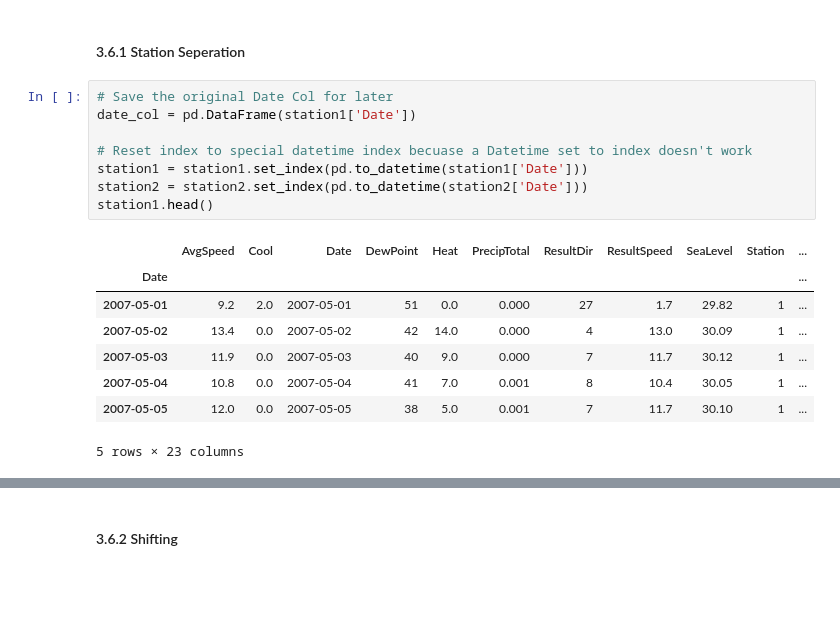
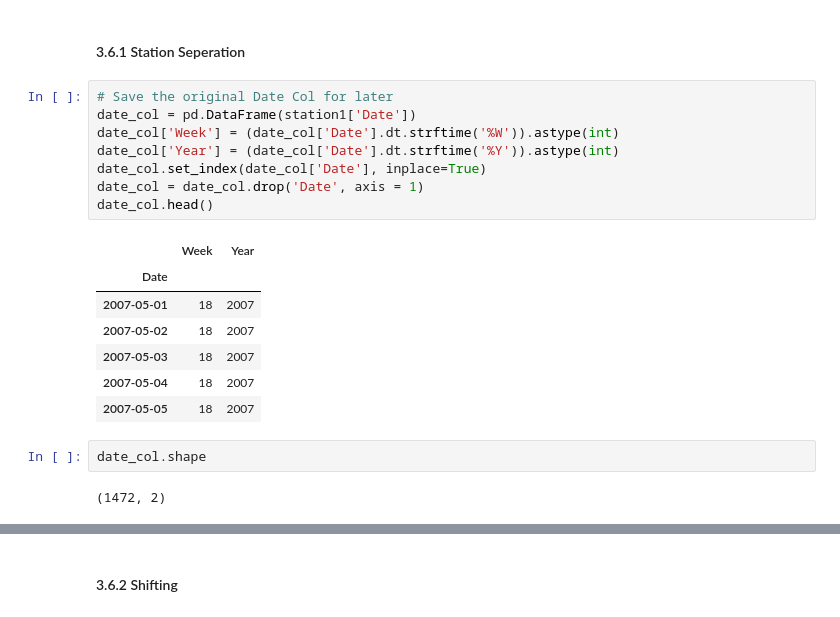
Before and after one commit to AaronCarney/Capstone2-WNV, a Jupyter notebook: Data Wrangling.ipynb, the cells around one changed output, grey strips where cells are left out. Drawn from its saved outputs; the diff is of its cells as text; blank space fills up the shorter version.

```diff
--- a/Data Wrangling.ipynb
+++ b/Data Wrangling.ipynb
@@ -1096,23 +1096,26 @@ https://pubmed.ncbi.nlm.nih.gov/25284257/:
 The common house mosquito, Culex pipiens (Diptera: Culicidae), which is considered the primary bridge vector of West Nile Virus (WNV) to humans, is a wide spread insect pest with medical importance and consists of two distinct bioforms, Cx. pipiens f. pipiens and Cx. pipiens f. molestus. Here, we consider the adult lifespan of male and female Cx. pipiens f. pipiens under controlled conditions at five constant temperature regimes (15, 20, 25, 27.5, and 30 °C). Our results show that adult longevity was affected by temperature, as it significantly decreased with increase in temperature. At the highest tested temperature, mean adult longevity did not exceed 12 days for both sexes and thus makes impossible the risk of WNV transmission. On the other hand at the lowest temperature, longevity was extremely high with some individuals surviving up to 129 and 132 days, males and females, respectively, and thus enable them to function as potential vectors of WNV for a prolonged period of time.
 # %% [markdown]
 #### 3.6.1 Station Seperation<a id='3.6.1_Station_Seperation'></a>
+# %%
+# Save the original Date Col for later
+date_col = pd.DataFrame(station1['Date'])
+date_col['Week'] = (date_col['Date'].dt.strftime('%W')).astype(int)
+date_col['Year'] = (date_col['Date'].dt.strftime('%Y')).astype(int)
+date_col.set_index(date_col['Date'], inplace=True)
+date_col = date_col.drop('Date', axis = 1)
+date_col.head()
+# %% [output]
+|  | Week | Year |
+| Date |  |  |
+| 2007-05-01 | 18 | 2007 |
+| 2007-05-02 | 18 | 2007 |
+| 2007-05-03 | 18 | 2007 |
+| 2007-05-04 | 18 | 2007 |
+| 2007-05-05 | 18 | 2007 |
 # %%
-# Save the original Date Col for later
-date_col = pd.DataFrame(station1['Date'])
-
-# Reset index to special datetime index becuase a Datetime set to index doesn't work
-station1 = station1.set_index(pd.to_datetime(station1['Date']))
-station2 = station2.set_index(pd.to_datetime(station2['Date']))
-station1.head()
+date_col.shape
 # %% [output]
-|  | AvgSpeed | Cool | Date | DewPoint | Heat | PrecipTotal | ResultDir | ResultSpeed | SeaLevel | Station | ... |
-| Date |  |  |  |  |  |  |  |  |  |  | ... |
-| 2007-05-01 | 9.2 | 2.0 | 2007-05-01 | 51 | 0.0 | 0.000 | 27 | 1.7 | 29.82 | 1 | ... |
-| 2007-05-02 | 13.4 | 0.0 | 2007-05-02 | 42 | 14.0 | 0.000 | 4 | 13.0 | 30.09 | 1 | ... |
-| 2007-05-03 | 11.9 | 0.0 | 2007-05-03 | 40 | 9.0 | 0.000 | 7 | 11.7 | 30.12 | 1 | ... |
-| 2007-05-04 | 10.8 | 0.0 | 2007-05-04 | 41 | 7.0 | 0.001 | 8 | 10.4 | 30.05 | 1 | ... |
-| 2007-05-05 | 12.0 | 0.0 | 2007-05-05 | 38 | 5.0 | 0.001 | 7 | 11.7 | 30.10 | 1 | ... |
-5 rows × 23 columns
+(1472, 2)
 # %%
 station2.head()
 # %% [output]
```
Also changed, not shown: parts of 17 cells of this notebook, 2 other files.
